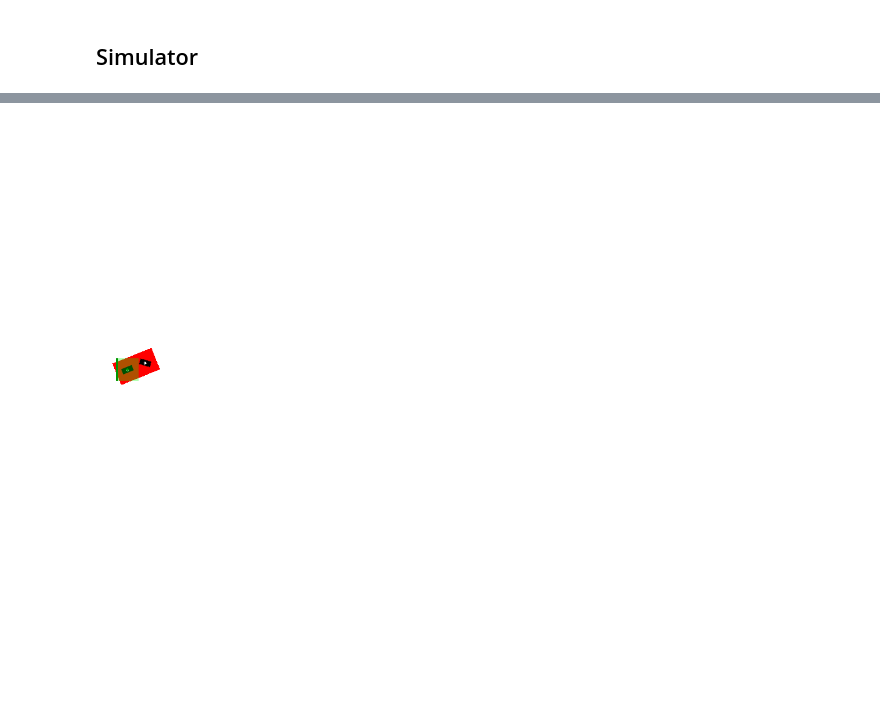
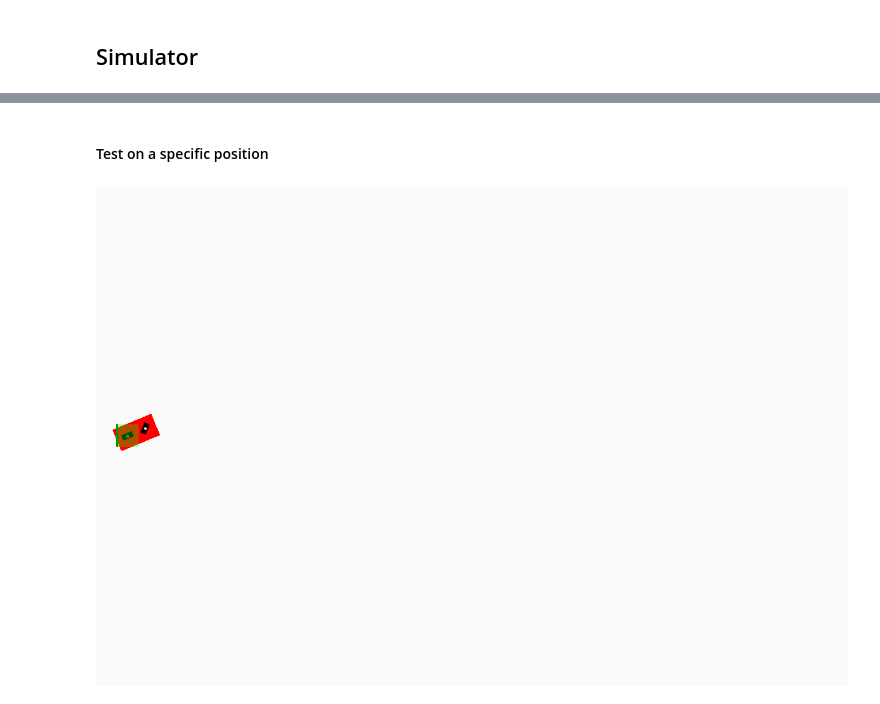
Before and after one commit to KozAAAAA/car_mpc, a Jupyter notebook: kinematic_bicycle_mpc.ipynb, the cells around one changed output, grey strips where cells are left out. Drawn from its saved outputs; the diff is of its cells as text; code cells hidden in the pictures; blank space fills up the shorter version.

```diff
--- a/kinematic_bicycle_mpc.ipynb
+++ b/kinematic_bicycle_mpc.ipynb
@@ -147,20 +177,22 @@ ax[4].set_xlabel('time [s]')
+# %% [markdown]
+#### Test on a specific position
 # %%
 x0 = np.array([700, 100, 0, 0]).reshape(-1,1)
 
 simulator.x0 = x0
 mpc.x0 = x0
 
 mpc.set_initial_guess()
+
+with CarEnv(
+        L=L, setpoint=SETPOINT, env_size=ENV_SIZE, t_step=T_STEP, notebook=True
+    ) as env:
+        for _ in range(int(SIM_TIME * 1 / T_STEP)):
+            u0 = mpc.make_step(x0)
+            x0 = simulator.make_step(u0)
+            env.make_step(x0)
+# %% [output]
+[figure, added]
-# %%
-sim_time = 20
-
-with CarEnv(L=L, setpoint=SETPOINT, env_size=ENV_SIZE, t_step=T_STEP, notebook=True) as env:
-    for i in range(int(sim_time * 1/T_STEP)):
-        u0 = mpc.make_step(x0)
-        x0 = simulator.make_step(u0)
-        env.make_step(x0)
-# %% [output]
-[figure, removed]
 # %%
 sim_graphics.plot_results()
 sim_graphics.reset_axes()
```
Also changed, not shown: parts of 6 cells of this notebook, 1 other file.
